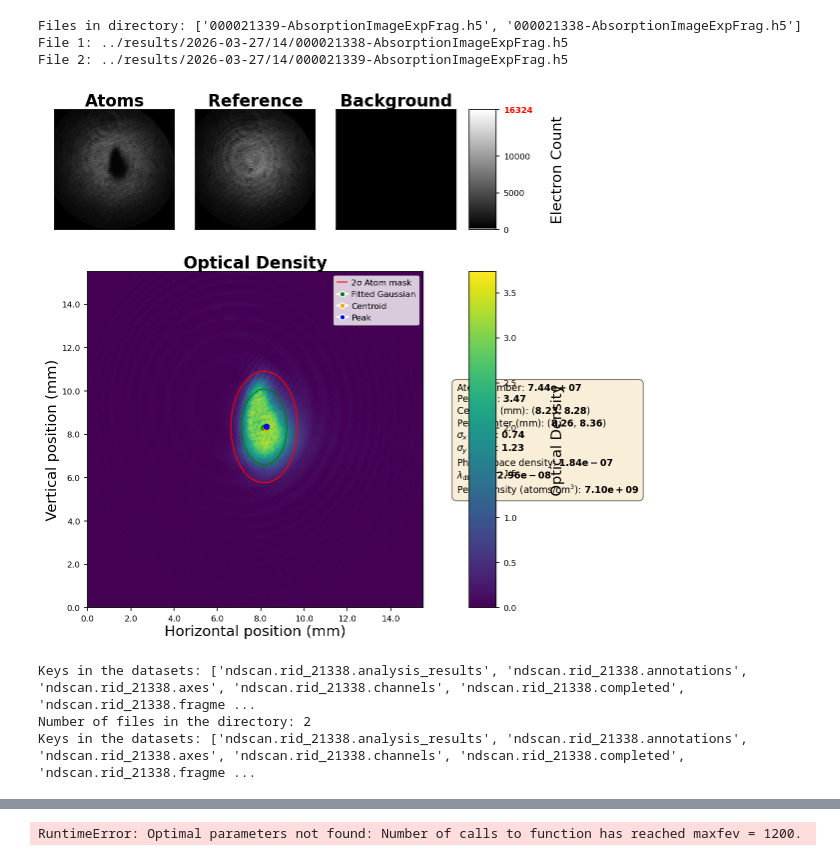
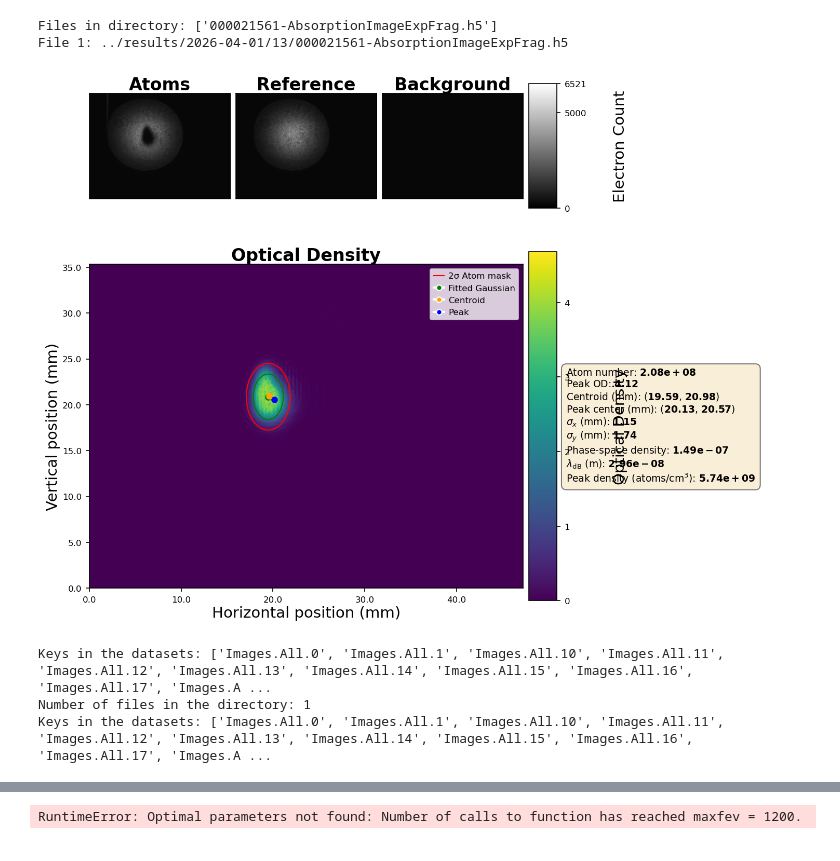
Before and after one commit to harrykendell/ARTIQ, a Jupyter notebook: analysis/plotting_data_post_analysis.ipynb, the cells around one changed output, grey strips where cells are left out. Drawn from its saved outputs; the diff is of its cells as text; code cells hidden in the pictures.

```diff
--- a/analysis/plotting_data_post_analysis.ipynb
+++ b/analysis/plotting_data_post_analysis.ipynb
@@ -11,7 +11,11 @@ import scipy.constants as const
 sys.path.append(
     "/home/ae19663/artiq"
 )  # Adjust this path to the parent directory of 'repository'
-from repository.imaging.processor import AbsImage , AbsImageSettings # noqa: E402
+
+# sys.path.append(
+#    "/storage/Artiq_result_files"
+# )  # Adjust this path to the parent directory of 'repository'
+from repository.imaging.processor import AbsImage, AbsImageSettings  # noqa: E402
 
 
 # it will take folder(scan path) path as input and return sorted list of h5 files DIRECTORY
@@ -19,10 +23,14 @@ from repository.imaging.processor import AbsImage , AbsImageSettings # noqa: E40
 # For example, if the files are named like "000001234-AbsorptionImageExpFrag.h5",
 # the sorting will be based on the numeric part "000001234".
 
+folder_directory = (
+    "../results/2026-04-01/13/"  # Example directory path, adjust as needed
+)
 
-folder_directory = (
-    "../results/2026-03-27/14/"  # Example directory path, adjust as needed
-)
+
+# folder_directory = (
+#   "../Artiq_result_files/2025-09-10/12/"  # Example directory path, adjust as needed
+# )
 file_names = os.listdir(folder_directory)
 
 # this will print the file names in the directory
@@ -31,8 +39,9 @@ print(f"Files in directory: {file_names}")
 
 # Enter the name of the file you want to analyze, this file consisit of many runs of of particular scan parameter if you have multiple runs
 particular_directory = (
-    folder_directory + "000021339-AbsorptionImageExpFrag.h5"
+    folder_directory + "000021561-AbsorptionImageExpFrag.h5"
 )  # Example file path, adjust as needed
+
 
 def sorted_files(directory):
     """
@@ -73,7 +82,7 @@ def get_override_args(file_directory, hide_defaults=True):
     for k, v in args.items():
         if k == "ndscan_params":
             params = pyon.decode(args["ndscan_params"])
-            #print(params)
+            # print(params)
             overrides = params["overrides"]
             for k, v in overrides.items():
                 spec = params["schemata"][k]["spec"]
@@ -81,14 +90,14 @@ def get_override_args(file_directory, hide_defaults=True):
                 default = type(val)(params["schemata"][k]["default"])
                 if hide_defaults and val == default:
                     continue
-                #vals[k] = [val / spec.get("scale", 1), spec.get("unit", "")]
+                # vals[k] = [val / spec.get("scale", 1), spec.get("unit", "")]
         else:
             vals[k] = [v, ""]
     return vals
 
 
 vals = get_override_args(particular_directory, hide_defaults=False)
-#print(vals)
+# print(vals)
 
 
 def args_names_and_vals(vals):
@@ -96,14 +105,14 @@ def args_names_and_vals(vals):
     args_names = []
     args_vals = []
     for k, (v, unit) in vals.items():
-        #print(f"{k} = {v} {unit}")
+        # print(f"{k} = {v} {unit}")
         args_names.append(k)
         args_vals.append(v)
     return args_names, args_vals
 
 
 files_directory = sorted_files(folder_directory)
-#print(files_directory)
+# print(files_directory)
 
 matching_args = []
 for i in range(len(files_directory)):
@@ -136,11 +145,13 @@ def plot_absorption_image(file_directory, run_number):
         data=f1["datasets"][image_0][()],
         ref=f1["datasets"][image_1][()],
         bg=f1["datasets"][image_2][()],
-        settings=AbsImageSettings(magnification=0.25),  # Set default magnification
+        settings=AbsImageSettings(magnification=0.19),  # Set default magnification
     )
-    scale=absimg.physical_scale
+    sigmax = absimg.sigmax
+    sigmay = absimg.sigmay
     absimg.plot()
     plt.show()
+    return sigmax, sigmay
 
 
 scan_number = 1  # Example scan number, adjust as needed
@@ -162,40 +173,50 @@ scan_param = [
     1,
     2,
     3,
     4,
     5,
     6,
     7,
     8,
     9,
     10,
     11,
     12,
     13,
     14,
     15,
     16,
     17,
     18,
     19,
     20,
     21,
 ]
 
 # Extracting the values and the units from the files
 
 
 f1 = h5py.File(files_directory[0], "r")
 a = f1["datasets"]
 print(f"Keys in the datasets: {list(a.keys())}")
+
+runs = 13
+# extract the images for all the runs in the scan parameter
+# sigmax_values = []
+# sigmay_values = []
+# for j in range(runs):
+#   a=plot_absorption_image(particular_directory, j)
+#    sigmax_values.append(a[0])
+#   sigmay_values.append(a[1])
+# print("sigmax values:", sigmax_values)
+# print("sigmay values:", sigmay_values)
 # %% [output]
-Files in directory: ['000021339-AbsorptionImageExpFrag.h5', '000021338-AbsorptionImageExpFrag.h5']
-File 1: ../results/2026-03-27/14/000021338-AbsorptionImageExpFrag.h5
-File 2: ../results/2026-03-27/14/000021339-AbsorptionImageExpFrag.h5
+Files in directory: ['000021561-AbsorptionImageExpFrag.h5']
+File 1: ../results/2026-04-01/13/000021561-AbsorptionImageExpFrag.h5
-[figure, old version]
+[figure, new version]
-Keys in the datasets: ['ndscan.rid_21338.analysis_results', 'ndscan.rid_21338.annotations', 'ndscan.rid_21338.axes', 'ndscan.rid_21338.channels', 'ndscan.rid_21338.completed', 'ndscan.rid_21338.fragme ...
-Number of files in the directory: 2
-Keys in the datasets: ['ndscan.rid_21338.analysis_results', 'ndscan.rid_21338.annotations', 'ndscan.rid_21338.axes', 'ndscan.rid_21338.channels', 'ndscan.rid_21338.completed', 'ndscan.rid_21338.fragme ...
+Keys in the datasets: ['Images.All.0', 'Images.All.1', 'Images.All.10', 'Images.All.11', 'Images.All.12', 'Images.All.13', 'Images.All.14', 'Images.All.15', 'Images.All.16', 'Images.All.17', 'Images.A ...
+Number of files in the directory: 1
+Keys in the datasets: ['Images.All.0', 'Images.All.1', 'Images.All.10', 'Images.All.11', 'Images.All.12', 'Images.All.13', 'Images.All.14', 'Images.All.15', 'Images.All.16', 'Images.All.17', 'Images.A ...
 # %%
 # example of the data structure in the file
 import re
```
Also changed, not shown: parts of 8 cells of this notebook, 6 other files.
